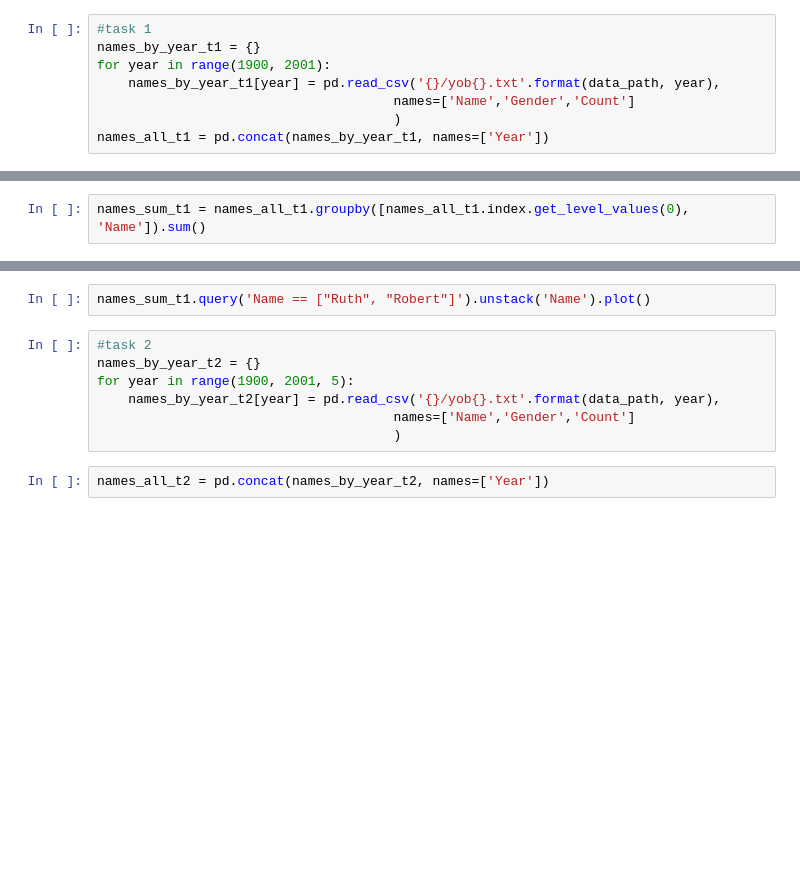
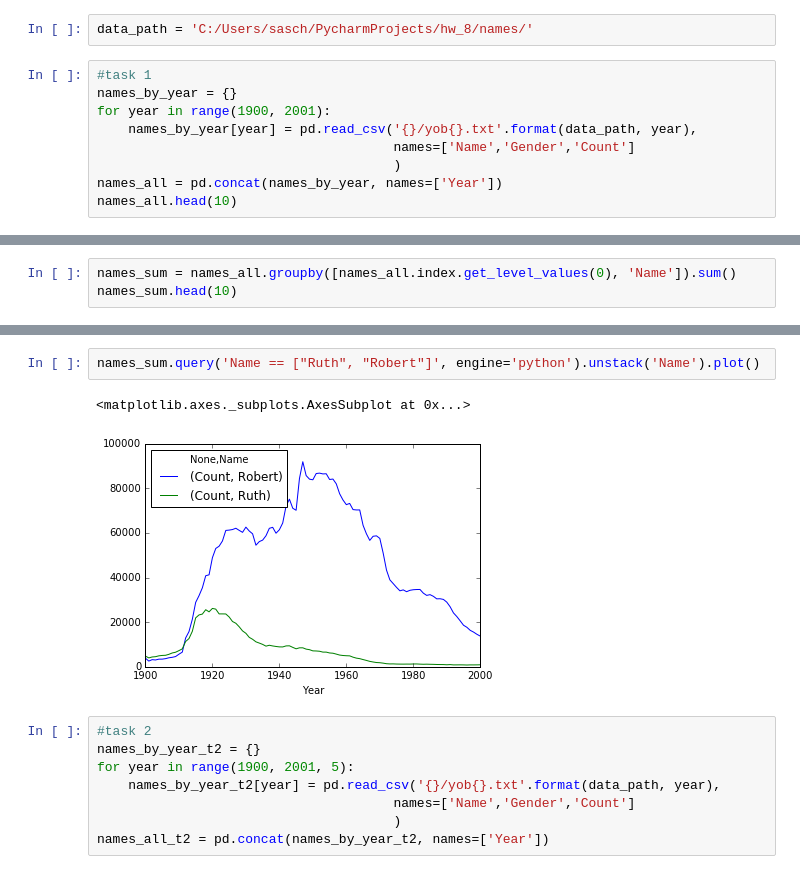
Before and after one commit to SaschMosk/hw_8, a Jupyter notebook: homework_20.ipynb, the cells around one changed output, grey strips where cells are left out. Drawn from its saved outputs; the diff is of its cells as text; blank space fills up the shorter version.

Commit message:
Merge remote-tracking branch 'origin/master'
# Conflicts:
#	index.html

```diff
--- a/homework_20.ipynb
+++ b/homework_20.ipynb
@@ -8,8 +5,11 @@ data_path = f'{os.getcwd()}\\names\\'
+# %%
+data_path = 'C:/Users/sasch/PycharmProjects/hw_8/names/'
 # %%
 #task 1
-names_by_year_t1 = {}
+names_by_year = {}
 for year in range(1900, 2001):
-    names_by_year_t1[year] = pd.read_csv('{}/yob{}.txt'.format(data_path, year),
+    names_by_year[year] = pd.read_csv('{}/yob{}.txt'.format(data_path, year),
                                       names=['Name','Gender','Count']
                                       )
-names_all_t1 = pd.concat(names_by_year_t1, names=['Year'])
+names_all = pd.concat(names_by_year, names=['Year'])
+names_all.head(10)
@@ -16,2 +29,3 @@ names_all_t1 = pd.concat(names_by_year_t1, names=['Year'])
 # %%
-names_sum_t1 = names_all_t1.groupby([names_all_t1.index.get_level_values(0), 'Name']).sum()
+names_sum = names_all.groupby([names_all.index.get_level_values(0), 'Name']).sum()
+names_sum.head(10)
@@ -18,5 +45,8 @@ names_sum_t1 = names_all_t1.groupby([names_all_t1.index.get_level_values(0), 'Na
 # %%
-names_sum_t1.query('Name == ["Ruth", "Robert"]').unstack('Name').plot()
+names_sum.query('Name == ["Ruth", "Robert"]', engine='python').unstack('Name').plot()
+# %% [output]
+<matplotlib.axes._subplots.AxesSubplot at 0x...>
+[figure, added]
 # %%
 #task 2
 names_by_year_t2 = {}
@@ -24,6 +54,5 @@ for year in range(1900, 2001, 5):
     names_by_year_t2[year] = pd.read_csv('{}/yob{}.txt'.format(data_path, year),
                                       names=['Name','Gender','Count']
                                       )
+names_all_t2 = pd.concat(names_by_year_t2, names=['Year'])
-# %%
-names_all_t2 = pd.concat(names_by_year_t2, names=['Year'])
 # %%
```
Also changed, not shown: parts of 13 cells of this notebook.
